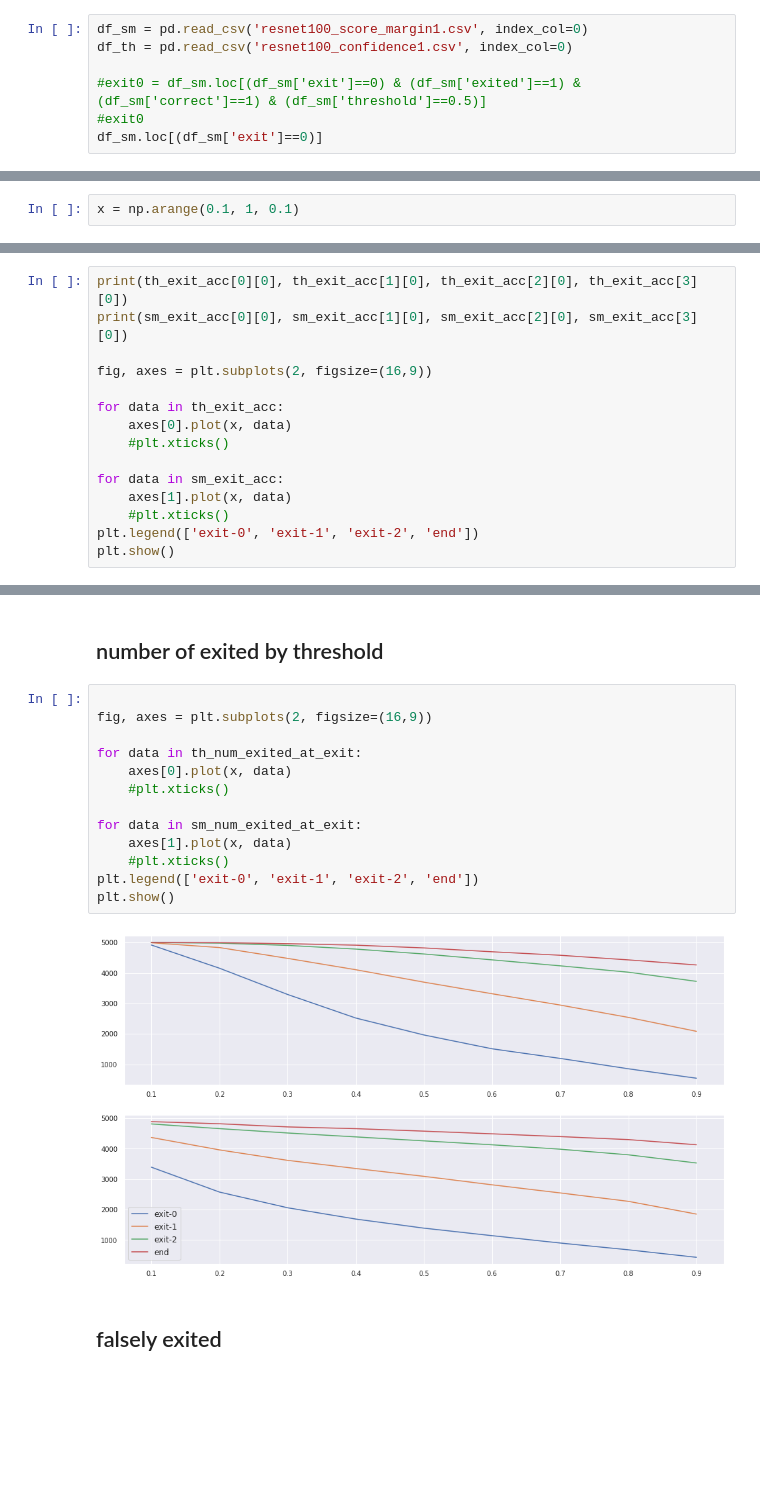
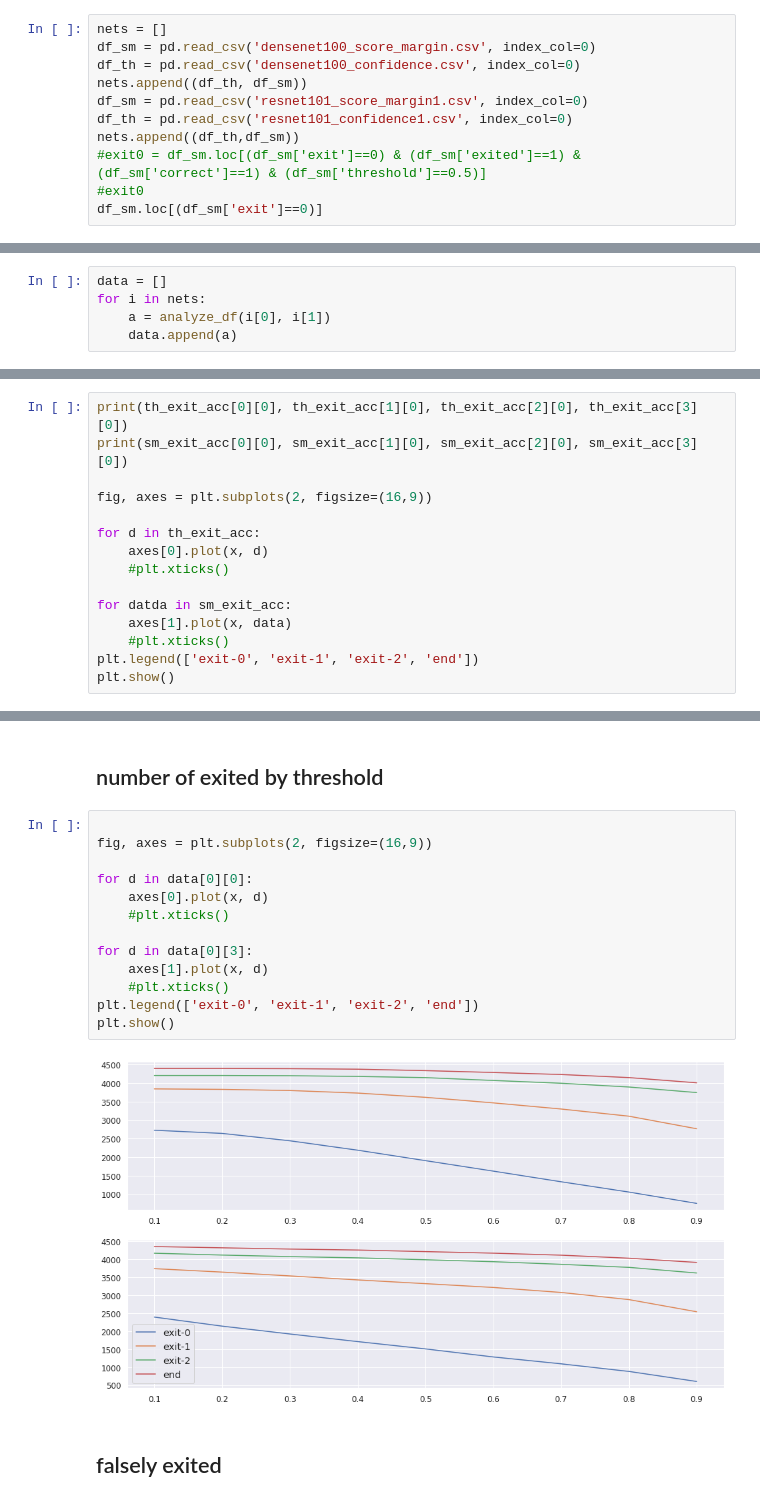
Before and after one commit to AlexKarlsen/thesis-src, a Jupyter notebook: DDNN/logging/threshold_test/Threshold analysis-Copy2.ipynb, the cells around one changed output, grey strips where cells are left out. Cells and saved outputs as stored; diff of their text form; blank space fills up the shorter version.

```diff
--- a/DDNN/logging/threshold_test/Threshold analysis-Copy2.ipynb
+++ b/DDNN/logging/threshold_test/Threshold analysis-Copy2.ipynb
@@ -11,9 +11,13 @@ params = {'legend.fontsize': 'large',
          'ytick.labelsize':'medium'}
 plt.rcParams.update(params)
 # %%
-df_sm = pd.read_csv('resnet100_score_margin1.csv', index_col=0)
-df_th = pd.read_csv('resnet100_confidence1.csv', index_col=0)
-
+nets = []
+df_sm = pd.read_csv('densenet100_score_margin.csv', index_col=0)
+df_th = pd.read_csv('densenet100_confidence.csv', index_col=0)
+nets.append((df_th, df_sm))
+df_sm = pd.read_csv('resnet101_score_margin1.csv', index_col=0)
+df_th = pd.read_csv('resnet101_confidence1.csv', index_col=0)
+nets.append((df_th,df_sm))
 #exit0 = df_sm.loc[(df_sm['exit']==0) & (df_sm['exited']==1) & (df_sm['correct']==1) & (df_sm['threshold']==0.5)]
 #exit0
 df_sm.loc[(df_sm['exit']==0)]
@@ -111,2 +118,5 @@ for exit in range(0,4):
-# %%
-x = np.arange(0.1, 1, 0.1)
+# %%
+data = []
+for i in nets:
+    a = analyze_df(i[0], i[1])
+    data.append(a)
@@ -118,11 +131,11 @@ print(sm_exit_acc[0][0], sm_exit_acc[1][0], sm_exit_acc[2][0], sm_exit_acc[3][0]
 
 fig, axes = plt.subplots(2, figsize=(16,9))
 
-for data in th_exit_acc:
-    axes[0].plot(x, data)
+for d in th_exit_acc:
+    axes[0].plot(x, d)
     #plt.xticks()
 
-for data in sm_exit_acc:
+for datda in sm_exit_acc:
     axes[1].plot(x, data)
     #plt.xticks()
 plt.legend(['exit-0', 'exit-1', 'exit-2', 'end'])
@@ -136,18 +149,18 @@ plt.show()
 # %%
 
 fig, axes = plt.subplots(2, figsize=(16,9))
 
-for data in th_num_exited_at_exit:
-    axes[0].plot(x, data)
+for d in data[0][0]:
+    axes[0].plot(x, d)
     #plt.xticks()
 
-for data in sm_num_exited_at_exit:
-    axes[1].plot(x, data)
+for d in data[0][3]:
+    axes[1].plot(x, d)
     #plt.xticks()
 plt.legend(['exit-0', 'exit-1', 'exit-2', 'end'])
 plt.show()
 # %% [output]
-[figure, old version]
+[figure, new version]
 # %% [markdown]
 ## falsely exited
 # %%
```
Also changed, not shown: parts of 16 cells of this notebook, 6 other files.
